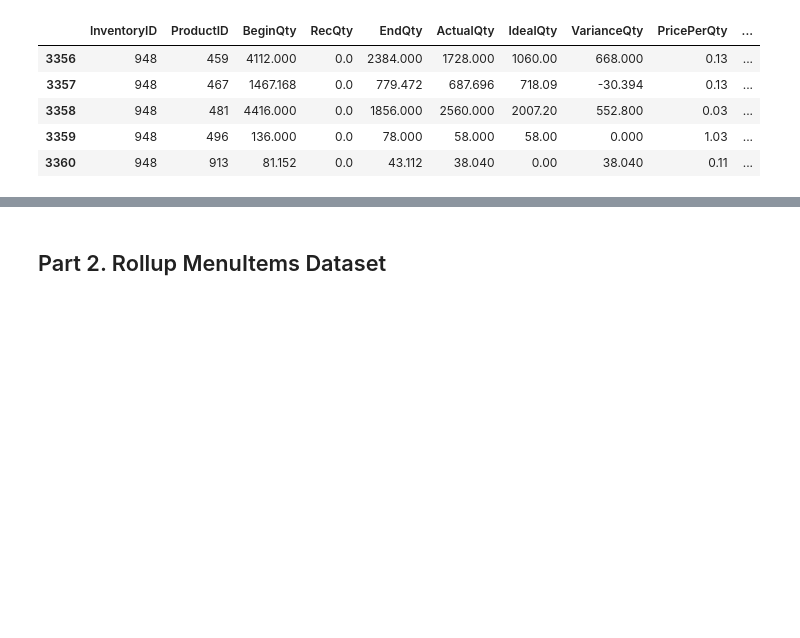
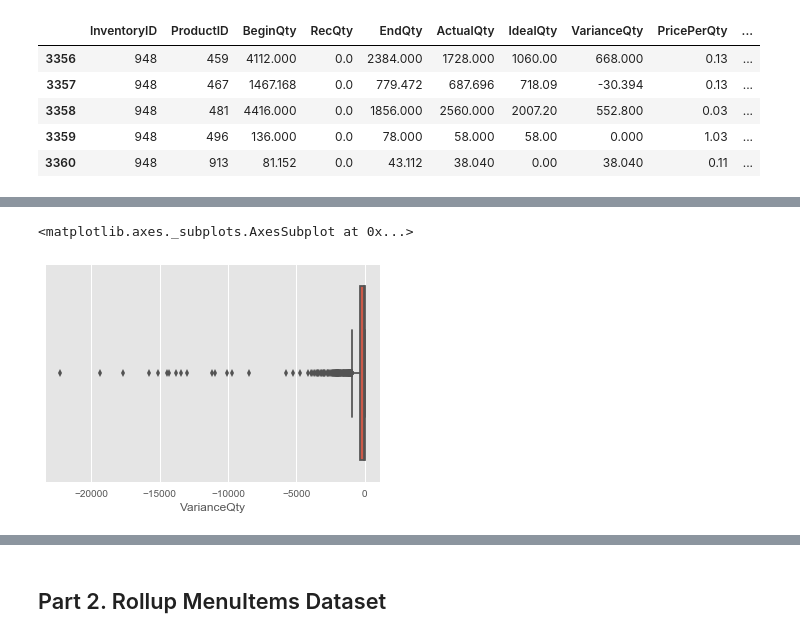
Before and after one commit to cherihung/datasci-18, a Jupyter notebook: final-project/part-3/final-project3-hung.ipynb, the cells around one changed output, grey strips where cells are left out. Drawn from its saved outputs; the diff is of its cells as text; code cells hidden in the pictures; blank space fills up the shorter version.

```diff
--- a/final-project/part-3/final-project3-hung.ipynb
+++ b/final-project/part-3/final-project3-hung.ipynb
@@ -39,0 +67,5 @@ df_IvAC.tail()
+# %%
+sns.boxplot(varQty_neg)
+# %% [output]
+<matplotlib.axes._subplots.AxesSubplot at 0x...>
+[figure, added]
```
Also changed, not shown: parts of 10 cells of this notebook.
